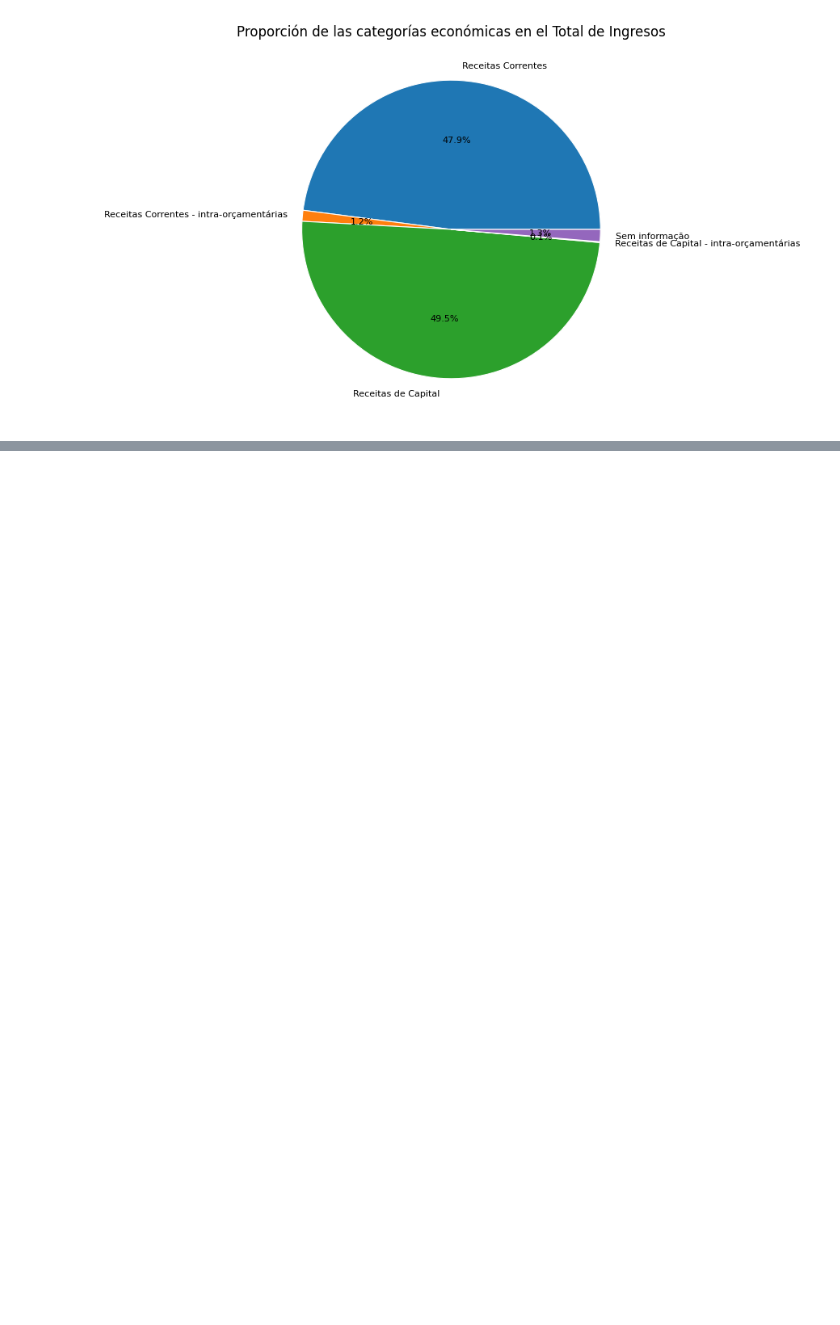
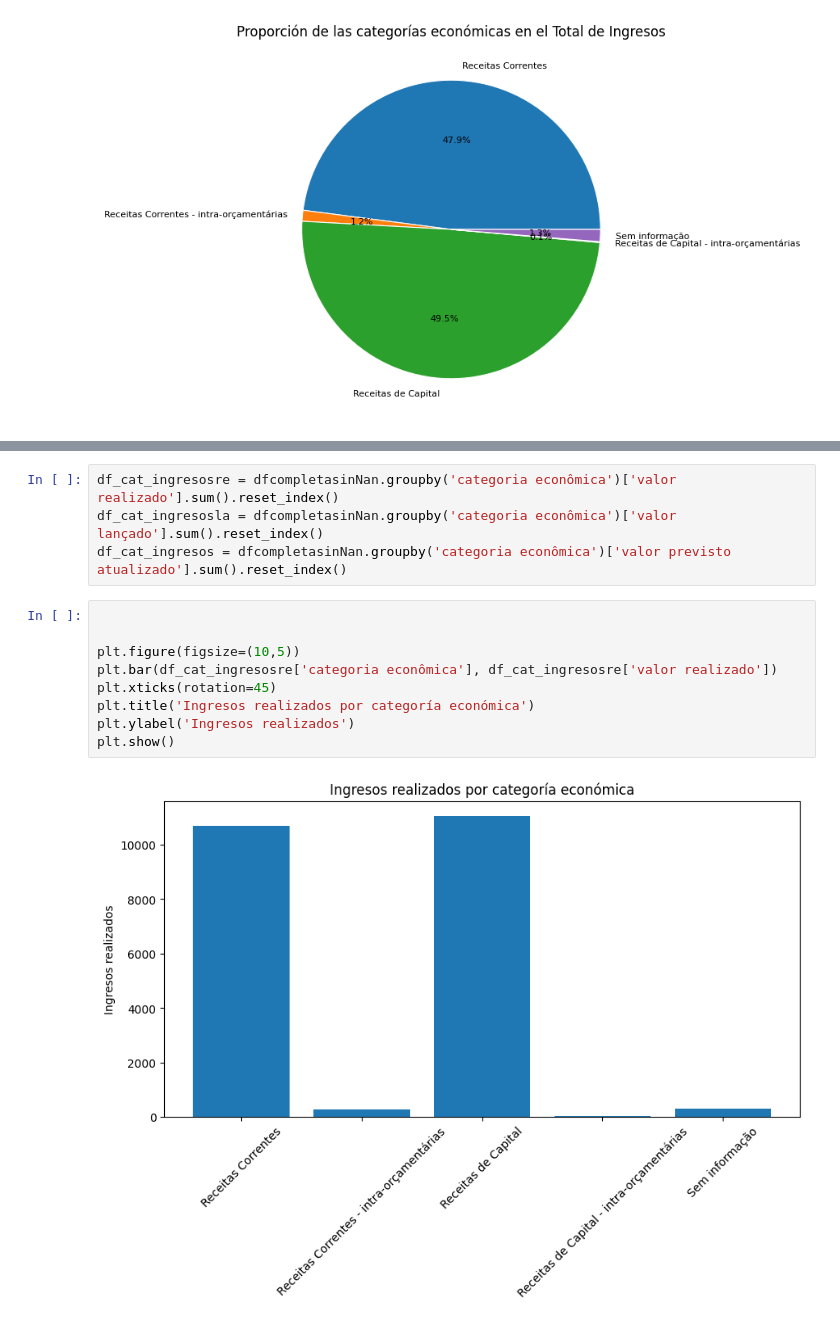
Before and after one commit to jgilsu11/Proyecto2-EDA-Ingresos-Brasil, a Jupyter notebook: EDAs individual y conjunto.ipynb, the cells around one changed output, grey strips where cells are left out. Drawn from its saved outputs; the diff is of its cells as text; blank space fills up the shorter version.

```diff
--- a/EDAs individual y conjunto.ipynb
+++ b/EDAs individual y conjunto.ipynb
@@ -1032,0 +1074,15 @@ Passing `palette` without assigning `hue` is deprecated and will be removed in v
+# %%
+df_cat_ingresosre = dfcompletasinNan.groupby('categoria econômica')['valor realizado'].sum().reset_index()
+df_cat_ingresosla = dfcompletasinNan.groupby('categoria econômica')['valor lançado'].sum().reset_index()
+df_cat_ingresos = dfcompletasinNan.groupby('categoria econômica')['valor previsto atualizado'].sum().reset_index()
+# %%
+
+
+plt.figure(figsize=(10,5))
+plt.bar(df_cat_ingresosre['categoria econômica'], df_cat_ingresosre['valor realizado'])
+plt.xticks(rotation=45)
+plt.title('Ingresos realizados por categoría económica')
+plt.ylabel('Ingresos realizados')
+plt.show()
+# %% [output]
+[figure, added]
```
Also changed, not shown: parts of 20 cells of this notebook.
